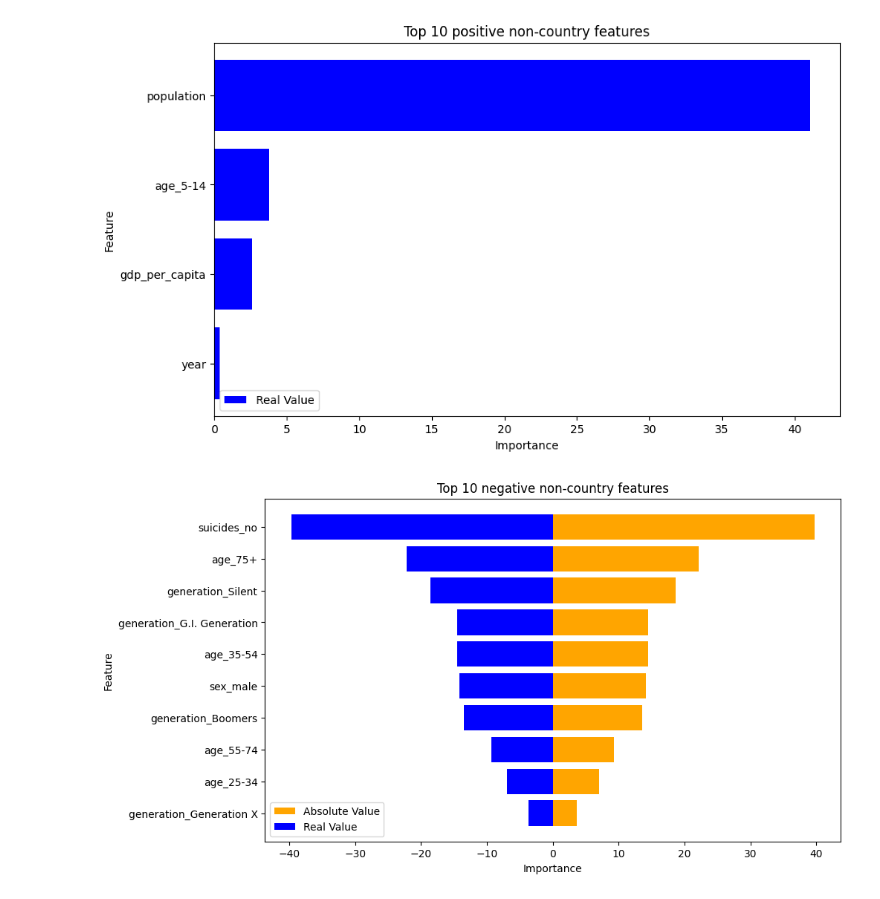
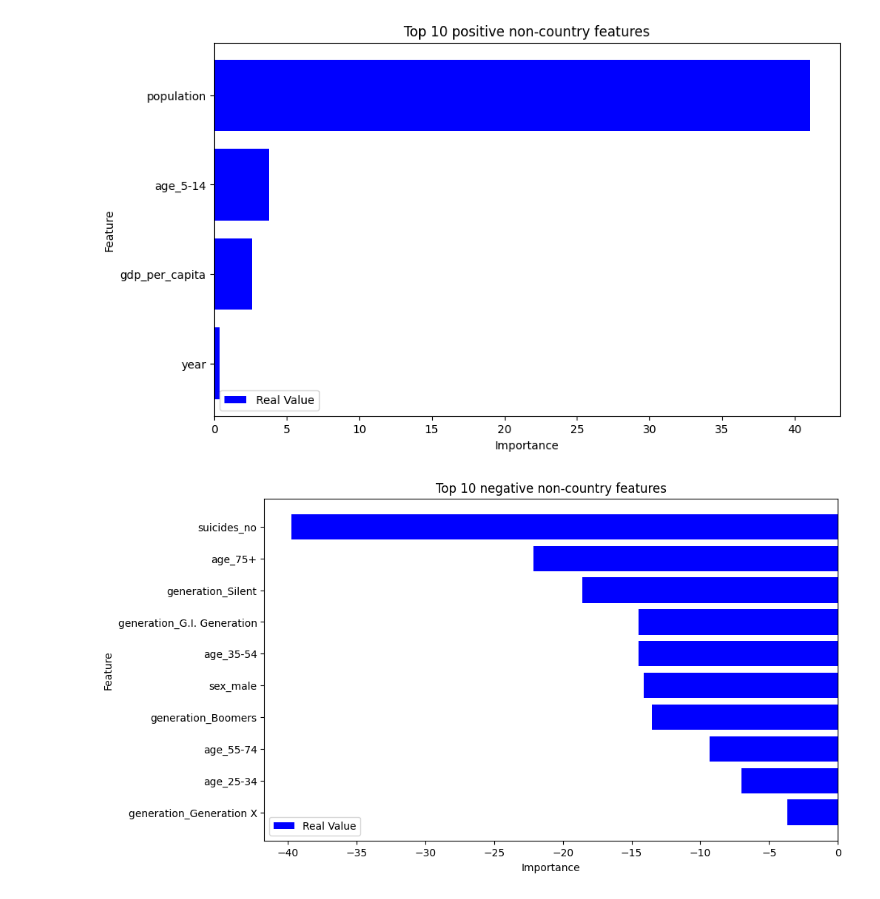
Before and after one commit to jazurdia/Proyecto1MD, a Jupyter notebook: reg_log.ipynb, the cells around one changed output. Saved outputs shown, nothing was run; the diff lists cells and outputs as text; code cells hidden in the pictures.

```diff
--- a/reg_log.ipynb
+++ b/reg_log.ipynb
@@ -337,21 +337,18 @@ plt.show()
 # %%
 # Excluir las características que contienen 'country' y tienen coeficiente positivo
 negative_non_country_features = non_country_features[non_country_features['Coefficient'] < 0]
 top_negative_non_country_features = negative_non_country_features.head(10)
 
 plt.figure(figsize=(10, 6))
-
-# Crear barras para el valor absoluto
-plt.barh(top_negative_non_country_features.index, top_negative_non_country_features['abs_coeff'], color='orange', label='Absolute Value')
 
 # Crear barras para el valor real
 plt.barh(top_negative_non_country_features.index, top_negative_non_country_features['Coefficient'], color='blue', label='Real Value')
 
 plt.xlabel('Importance')
 plt.ylabel('Feature')
 plt.title('Top 10 negative non-country features')
 plt.gca().invert_yaxis()
 plt.legend()
 plt.show()
 # %% [output]
-[figure, old version]
+[figure, new version]
```
Also changed, not shown: 1 other file.
